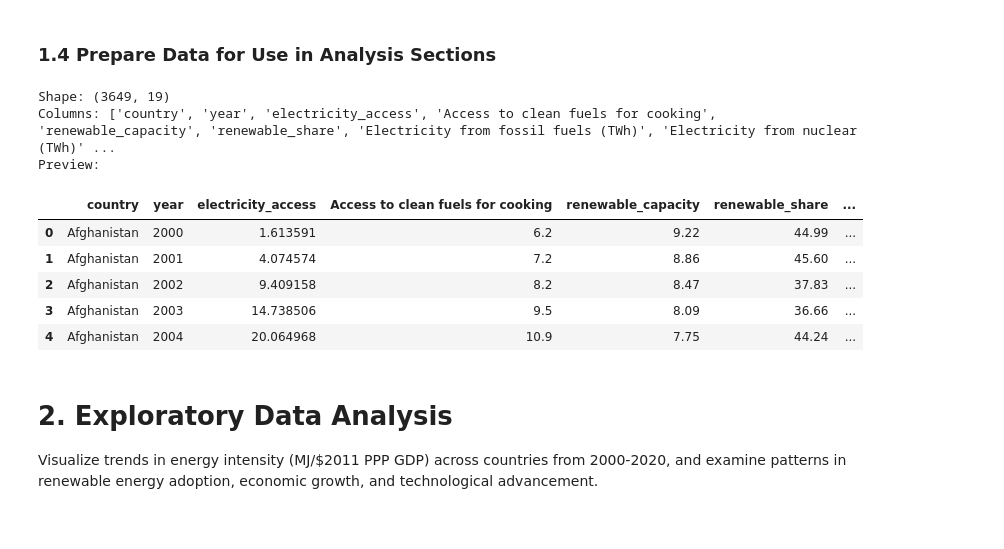
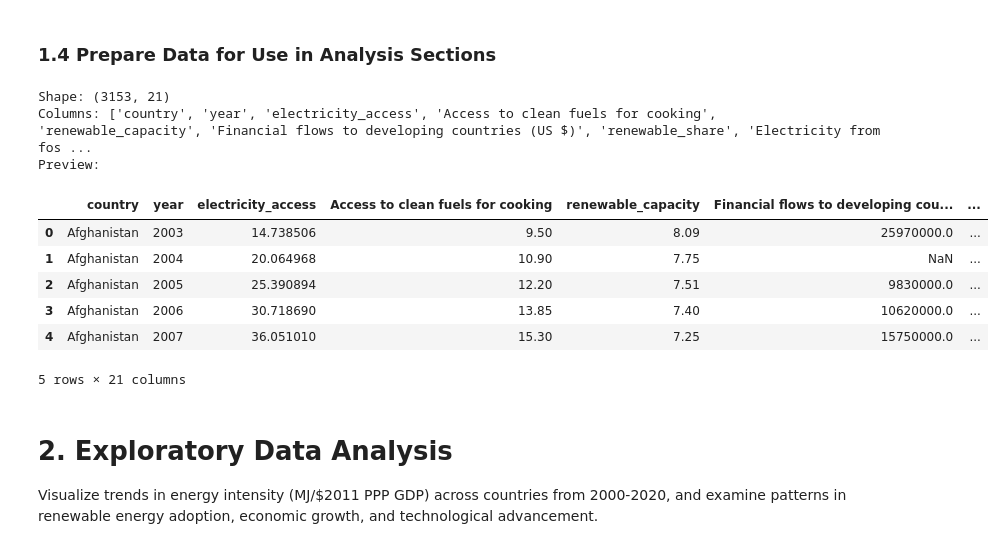
Before and after one commit to mnoriega-mx/energy-efficiency-trends, a Jupyter notebook: energy_efficiency_trends.ipynb, the cells around one changed output. Cells and saved outputs as stored; diff of their text form; code cells hidden in the pictures.

```diff
--- a/energy_efficiency_trends.ipynb
+++ b/energy_efficiency_trends.ipynb
@@ -215,55 +215,49 @@ Heat_Map
 ### 1.4 Prepare Data for Use in Analysis Sections
 # %%
 
-import pandas as pd
-import numpy as np
+github_csv_url = 'https://raw.githubusercontent.com/mnoriega-mx/energy-efficiency-trends/main/global-data-on-sustainable-energy.csv'
+df = pd.read_csv(github_csv_url)
 
-# Try to use existing df if it exists, otherwise load from CSV
-try:
-    df
-except NameError:
-    df = pd.read_csv("global-data-on-sustainable-energy.csv")
-
-# Standardize column names (since different sections use short names)
+# Standardize column names
 rename_map = {
     "Energy intensity level of primary energy (MJ/$2017 PPP GDP)": "energy_intensity",
     "Renewable energy share in the total final energy consumption (%)": "renewable_share",
     "Access to electricity (% of population)": "electricity_access",
     "Renewable-electricity-generating-capacity-per-capita": "renewable_capacity",
     "Electricity from renewables (TWh)": "renewable_electricity",
     "GDP growth (annual %)": "gdp_growth",
     "Entity": "country",
     "Year": "year"
 }
 
-# Apply renaming safely (ignore if some columns not present)
 df_clean = df.rename(columns={k: v for k, v in rename_map.items() if k in df.columns}).copy()
 
-# Convert numeric columns where applicable
+# Convert numeric columns
 numeric_cols = ["energy_intensity", "renewable_share", "gdp_growth",
                 "electricity_access", "renewable_capacity", "renewable_electricity"]
 for col in numeric_cols:
     if col in df_clean.columns:
         df_clean[col] = pd.to_numeric(df_clean[col], errors="coerce")
 
-# Drop missing rows in key fields
+# Drop missing rows
 key_cols = [c for c in ["energy_intensity", "renewable_share", "gdp_growth"] if c in df_clean.columns]
 df_clean = df_clean.dropna(subset=key_cols).reset_index(drop=True)
 
 print("Shape:", df_clean.shape)
 print("Columns:", list(df_clean.columns))
 print("Preview:")
 display(df_clean.head())
 # %% [output]
-Shape: (3649, 19)
-Columns: ['country', 'year', 'electricity_access', 'Access to clean fuels for cooking', 'renewable_capacity', 'renewable_share', 'Electricity from fossil fuels (TWh)', 'Electricity from nuclear (TWh)' ...
+Shape: (3153, 21)
+Columns: ['country', 'year', 'electricity_access', 'Access to clean fuels for cooking', 'renewable_capacity', 'Financial flows to developing countries (US $)', 'renewable_share', 'Electricity from fos ...
 Preview:
-|  | country | year | electricity_access | Access to clean fuels for cooking | renewable_capacity | renewable_share | ... |
-| 0 | Afghanistan | 2000 | 1.613591 | 6.2 | 9.22 | 44.99 | ... |
-| 1 | Afghanistan | 2001 | 4.074574 | 7.2 | 8.86 | 45.60 | ... |
-| 2 | Afghanistan | 2002 | 9.409158 | 8.2 | 8.47 | 37.83 | ... |
-| 3 | Afghanistan | 2003 | 14.738506 | 9.5 | 8.09 | 36.66 | ... |
-| 4 | Afghanistan | 2004 | 20.064968 | 10.9 | 7.75 | 44.24 | ... |
+|  | country | year | electricity_access | Access to clean fuels for cooking | renewable_capacity | Financial flows to developing cou... | ... |
+| 0 | Afghanistan | 2003 | 14.738506 | 9.50 | 8.09 | 25970000.0 | ... |
+| 1 | Afghanistan | 2004 | 20.064968 | 10.90 | 7.75 | NaN | ... |
+| 2 | Afghanistan | 2005 | 25.390894 | 12.20 | 7.51 | 9830000.0 | ... |
+| 3 | Afghanistan | 2006 | 30.718690 | 13.85 | 7.40 | 10620000.0 | ... |
+| 4 | Afghanistan | 2007 | 36.051010 | 15.30 | 7.25 | 15750000.0 | ... |
+5 rows × 21 columns
 # %% [markdown]
 # 2. Exploratory Data Analysis
 Visualize trends in energy intensity (MJ/$2011 PPP GDP) across countries from 2000-2020, and examine patterns in renewable energy adoption, economic growth, and technological advancement.
```
Also changed, not shown: parts of 46 cells of this notebook.
